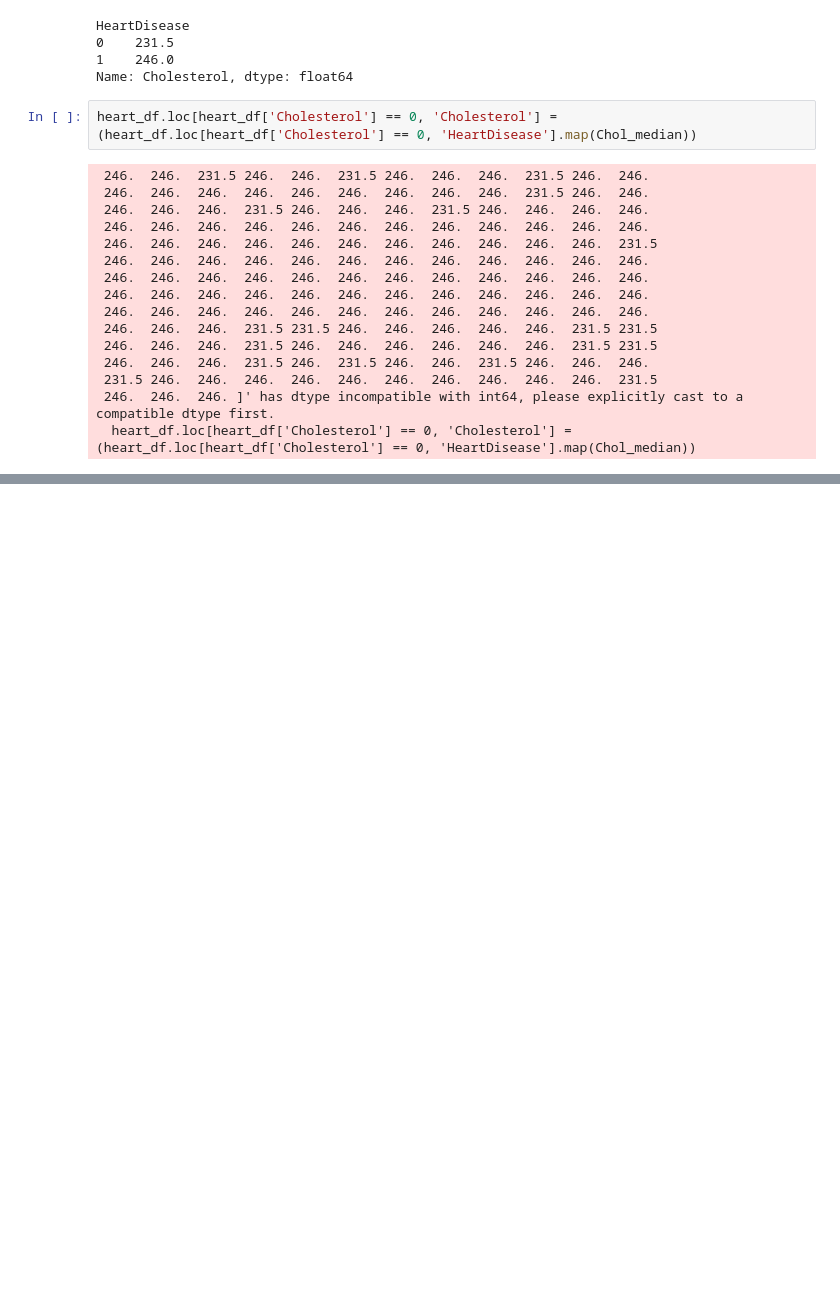
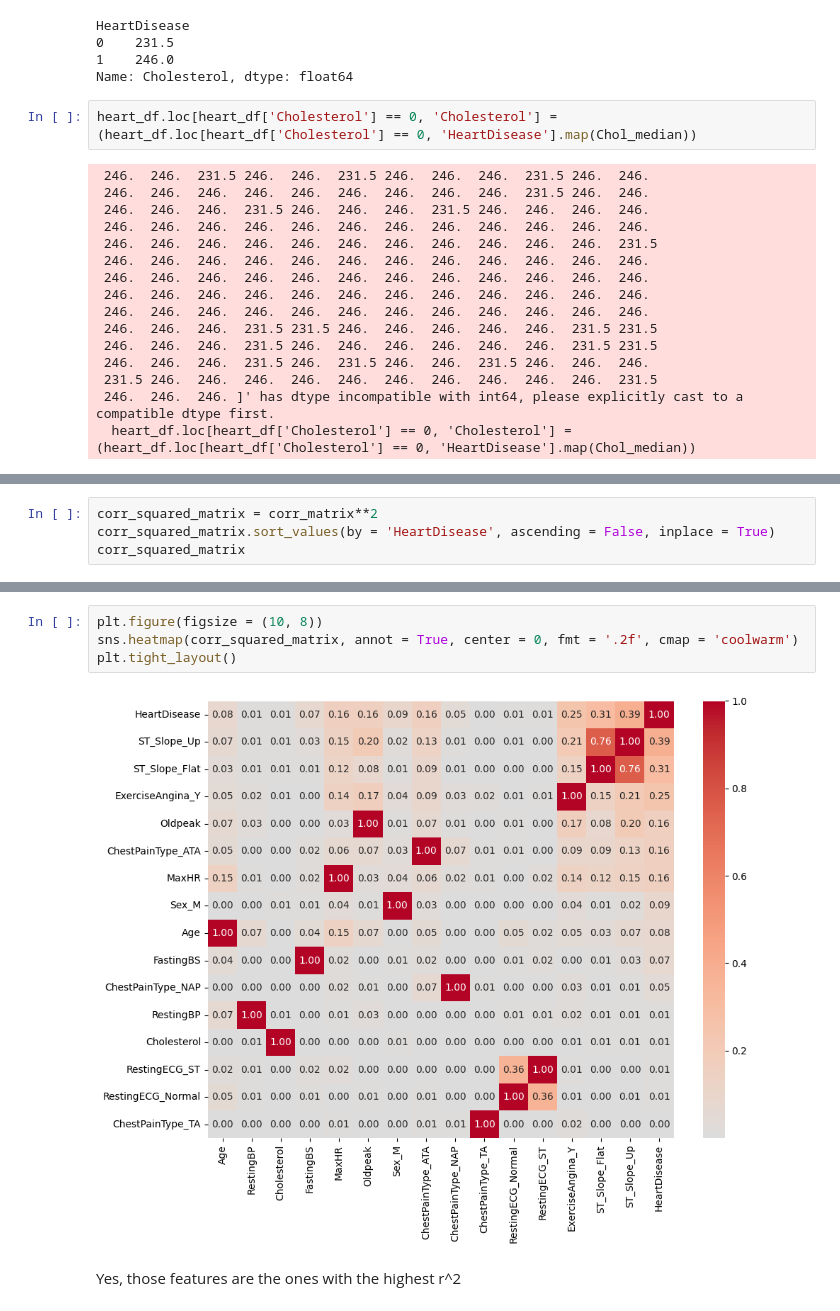
Before and after one commit to rishdass6/Machine_Learning_Projects, a Jupyter notebook: Predicting_Heart_Disease.ipynb, the cells around one changed output, grey strips where cells are left out. Cells and saved outputs as stored; diff of their text form; blank space fills up the shorter version.

```diff
--- a/Predicting_Heart_Disease.ipynb
+++ b/Predicting_Heart_Disease.ipynb
@@ -279,0 +362,4 @@ heart_df.loc[heart_df['Cholesterol'] == 0, 'Cholesterol'] = (heart_df.loc[heart_
+# %%
+corr_squared_matrix = corr_matrix**2
+corr_squared_matrix.sort_values(by = 'HeartDisease', ascending = False, inplace = True)
+corr_squared_matrix
@@ -279,0 +384,8 @@ heart_df.loc[heart_df['Cholesterol'] == 0, 'Cholesterol'] = (heart_df.loc[heart_
+# %%
+plt.figure(figsize = (10, 8))
+sns.heatmap(corr_squared_matrix, annot = True, center = 0, fmt = '.2f', cmap = 'coolwarm')
+plt.tight_layout()
+# %% [output]
+[figure, added]
+# %% [markdown]
+Yes, those features are the ones with the highest r^2
```
Also changed, not shown: parts of 15 cells of this notebook.
